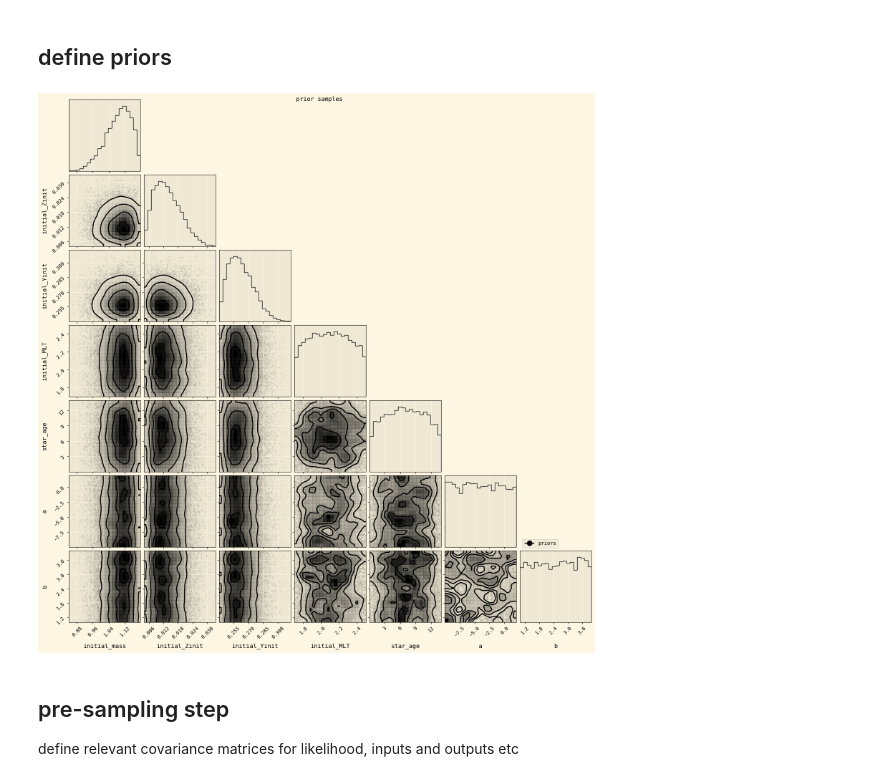
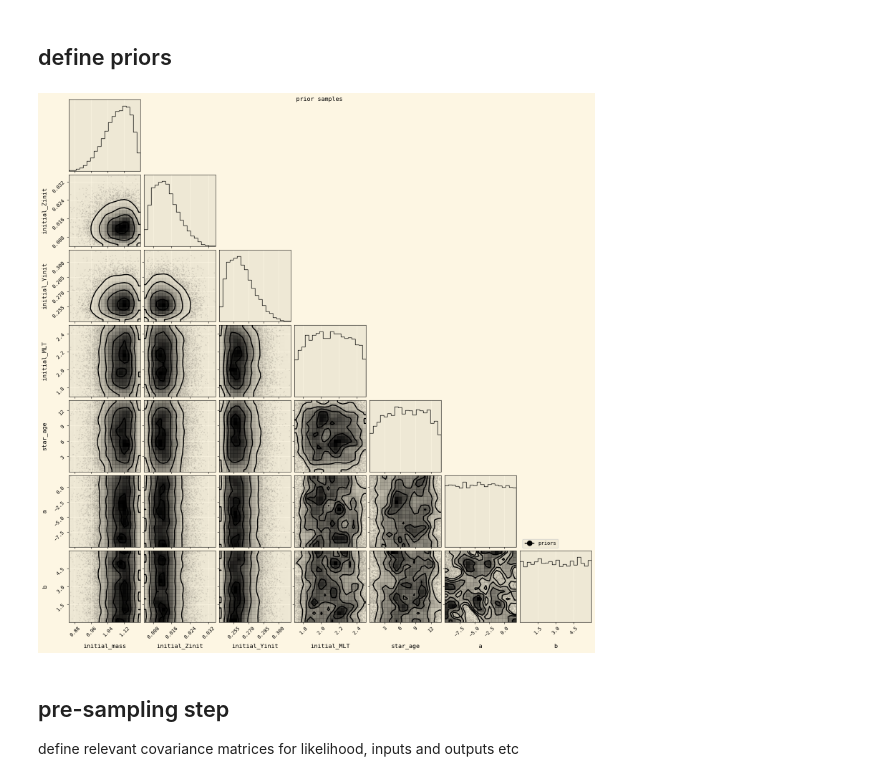
Before and after one commit to ojscutt/ultranest-pitchfork, a Jupyter notebook: stars/Sun/Sun.ipynb, the cells around one changed output. Cells and saved outputs as stored; diff of their text form; code cells hidden in the pictures.

```diff
--- a/stars/Sun/Sun.ipynb
+++ b/stars/Sun/Sun.ipynb
@@ -173,33 +172,33 @@ star_dict
 # %%
 labels = ['initial_mass', 'initial_Zinit', 'initial_Yinit', 'initial_MLT', 'star_age', 'a', 'b']
 
 mass_prior = prior_funcs.custom_beta_prior(0.8, 1.2, a=5, b=2)
 
 Zinit_prior = prior_funcs.custom_beta_prior(0.004, 0.038, a=2, b=5)
 
 Yinit_prior = prior_funcs.custom_beta_prior(0.24, 0.32, a=2, b=5)
 
 MLT_prior = prior_funcs.custom_beta_prior(1.7, 2.5, a=1.2, b=1.2)
 
 age_prior = prior_funcs.custom_beta_prior(0.03, 14, a=1.2, b=1.2)
 
 a_prior = prior_funcs.custom_uniform_prior(-10, 2)
 
-b_prior = prior_funcs.custom_uniform_prior(1, 4)
+b_prior = prior_funcs.custom_uniform_prior(0, 6)
 
 priors = [mass_prior, Zinit_prior, Yinit_prior, MLT_prior, age_prior, a_prior, b_prior]
 
 size = 10000
 plot_prior_samples = np.array([prior.rvs(size=size) for prior in priors])
 legend_labels = []
 corner_color = 'black'
 corner.corner(plot_prior_samples.T, labels = labels, color=corner_color, hist_kwargs={'density':True}, smooth=True);
 legend_labels = legend_labels + [Line2D([0], [0], marker='o', color =corner_color, markerfacecolor = corner_color, markersize=10, label='priors')]
 plt.suptitle('prior samples')
 plt.legend(handles=legend_labels, bbox_to_anchor=(0., 1.0, 1., .0), loc=0)
 plt.show()
 # %% [output]
-[figure, old version]
+[figure, new version]
 # %% [markdown]
 ## pre-sampling step
 define relevant covariance matrices for likelihood, inputs and outputs etc
```
Also changed, not shown: parts of 10 cells of this notebook, 17 other files.
